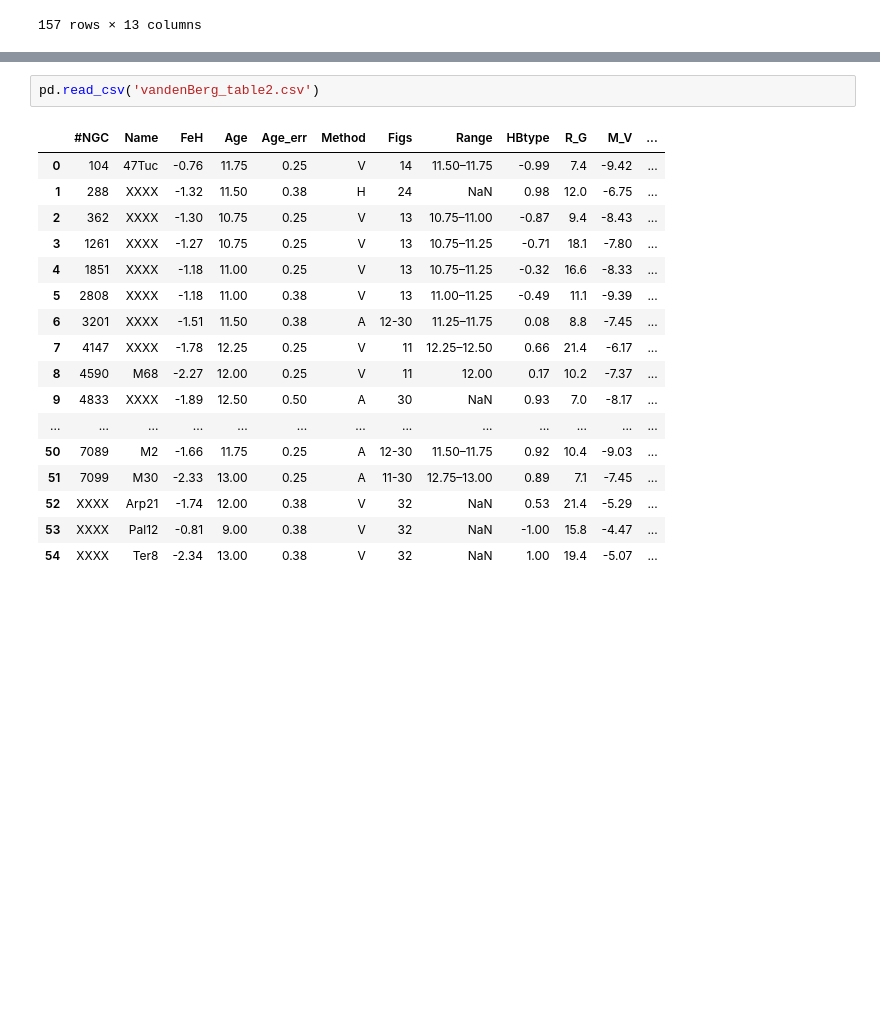
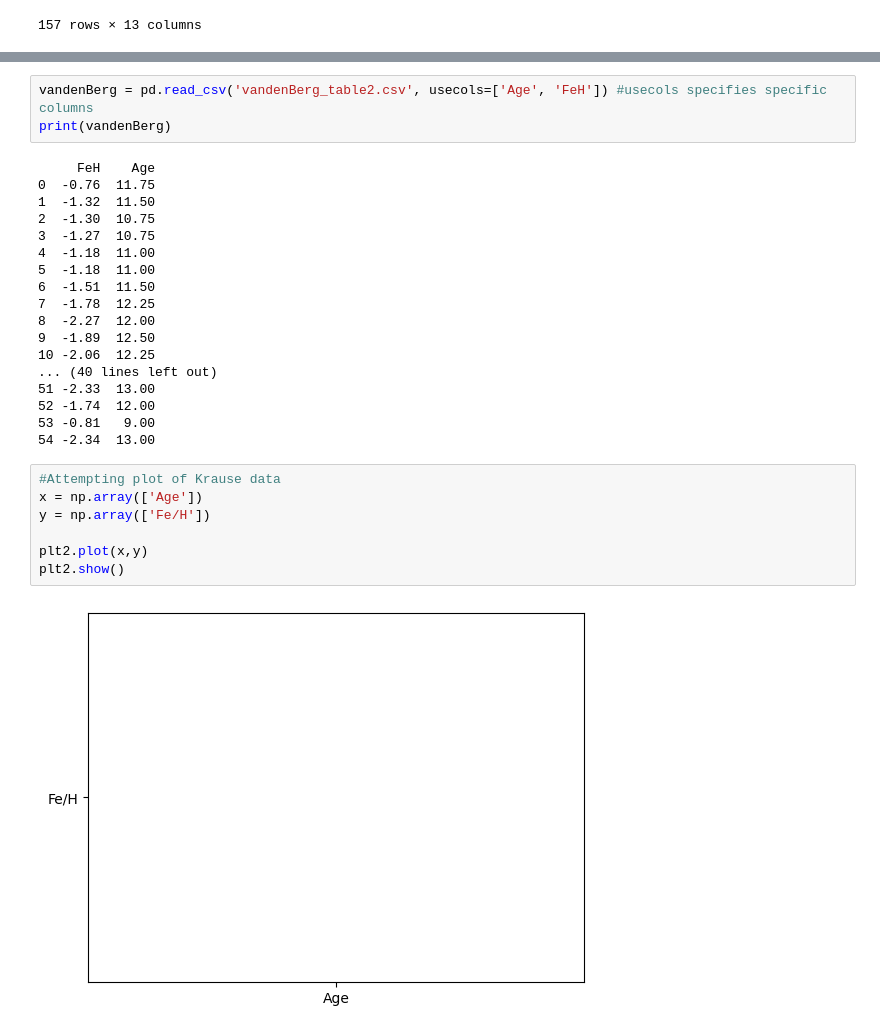
Before and after one commit to gigisheehan06-blip/3116-Comp-group2, a Jupyter notebook: evren.ipynb, the cells around one changed output, grey strips where cells are left out. Drawn from its saved outputs; the diff is of its cells as text; blank space fills up the shorter version.

```diff
--- a/evren.ipynb
+++ b/evren.ipynb
@@ -63,20 +70,30 @@ pd.read_csv('Krause21.csv')
 # %%
-pd.read_csv('vandenBerg_table2.csv')
+vandenBerg = pd.read_csv('vandenBerg_table2.csv', usecols=['Age', 'FeH']) #usecols specifies specific columns
+print(vandenBerg)
 # %% [output]
-|  | #NGC | Name | FeH | Age | Age_err | Method | Figs | Range | HBtype | R_G | M_V | ... |
-| 0 | 104 | 47Tuc | -0.76 | 11.75 | 0.25 | V | 14 | 11.50–11.75 | -0.99 | 7.4 | -9.42 | ... |
-| 1 | 288 | XXXX | -1.32 | 11.50 | 0.38 | H | 24 | NaN | 0.98 | 12.0 | -6.75 | ... |
-| 2 | 362 | XXXX | -1.30 | 10.75 | 0.25 | V | 13 | 10.75–11.00 | -0.87 | 9.4 | -8.43 | ... |
-| 3 | 1261 | XXXX | -1.27 | 10.75 | 0.25 | V | 13 | 10.75–11.25 | -0.71 | 18.1 | -7.80 | ... |
-| 4 | 1851 | XXXX | -1.18 | 11.00 | 0.25 | V | 13 | 10.75–11.25 | -0.32 | 16.6 | -8.33 | ... |
-| 5 | 2808 | XXXX | -1.18 | 11.00 | 0.38 | V | 13 | 11.00–11.25 | -0.49 | 11.1 | -9.39 | ... |
-| 6 | 3201 | XXXX | -1.51 | 11.50 | 0.38 | A | 12-30 | 11.25–11.75 | 0.08 | 8.8 | -7.45 | ... |
-| 7 | 4147 | XXXX | -1.78 | 12.25 | 0.25 | V | 11 | 12.25–12.50 | 0.66 | 21.4 | -6.17 | ... |
-| 8 | 4590 | M68 | -2.27 | 12.00 | 0.25 | V | 11 | 12.00 | 0.17 | 10.2 | -7.37 | ... |
-| 9 | 4833 | XXXX | -1.89 | 12.50 | 0.50 | A | 30 | NaN | 0.93 | 7.0 | -8.17 | ... |
-| ... | ... | ... | ... | ... | ... | ... | ... | ... | ... | ... | ... | ... |
-| 50 | 7089 | M2 | -1.66 | 11.75 | 0.25 | A | 12-30 | 11.50–11.75 | 0.92 | 10.4 | -9.03 | ... |
-| 51 | 7099 | M30 | -2.33 | 13.00 | 0.25 | A | 11-30 | 12.75–13.00 | 0.89 | 7.1 | -7.45 | ... |
-| 52 | XXXX | Arp21 | -1.74 | 12.00 | 0.38 | V | 32 | NaN | 0.53 | 21.4 | -5.29 | ... |
-| 53 | XXXX | Pal12 | -0.81 | 9.00 | 0.38 | V | 32 | NaN | -1.00 | 15.8 | -4.47 | ... |
-| 54 | XXXX | Ter8 | -2.34 | 13.00 | 0.38 | V | 32 | NaN | 1.00 | 19.4 | -5.07 | ... |
+     FeH    Age
+0  -0.76  11.75
+1  -1.32  11.50
+2  -1.30  10.75
+3  -1.27  10.75
+4  -1.18  11.00
+5  -1.18  11.00
+6  -1.51  11.50
+7  -1.78  12.25
+8  -2.27  12.00
+9  -1.89  12.50
+10 -2.06  12.25
+... (40 lines left out)
+51 -2.33  13.00
+52 -1.74  12.00
+53 -0.81   9.00
+54 -2.34  13.00
+# %%
+#Attempting plot of Krause data
+x = np.array(['Age'])
+y = np.array(['Fe/H'])
+
+plt2.plot(x,y)
+plt2.show()
+# %% [output]
+[figure, added]
```
Also changed, not shown: parts of 4 cells of this notebook.
